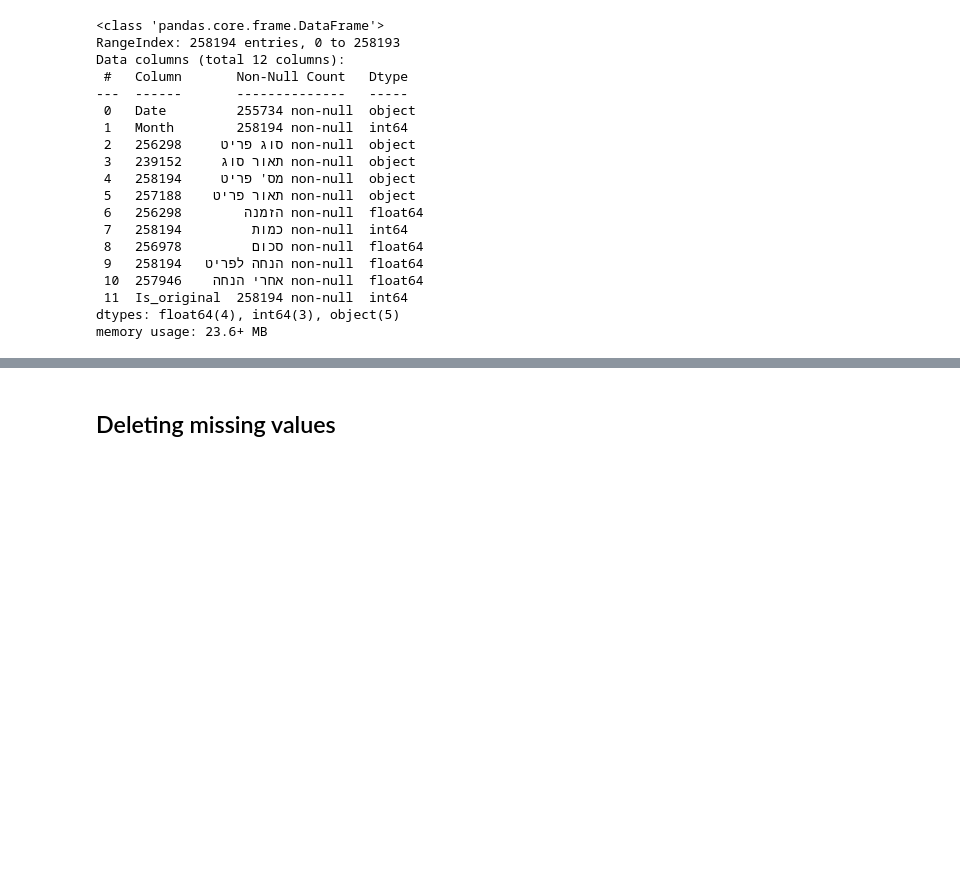
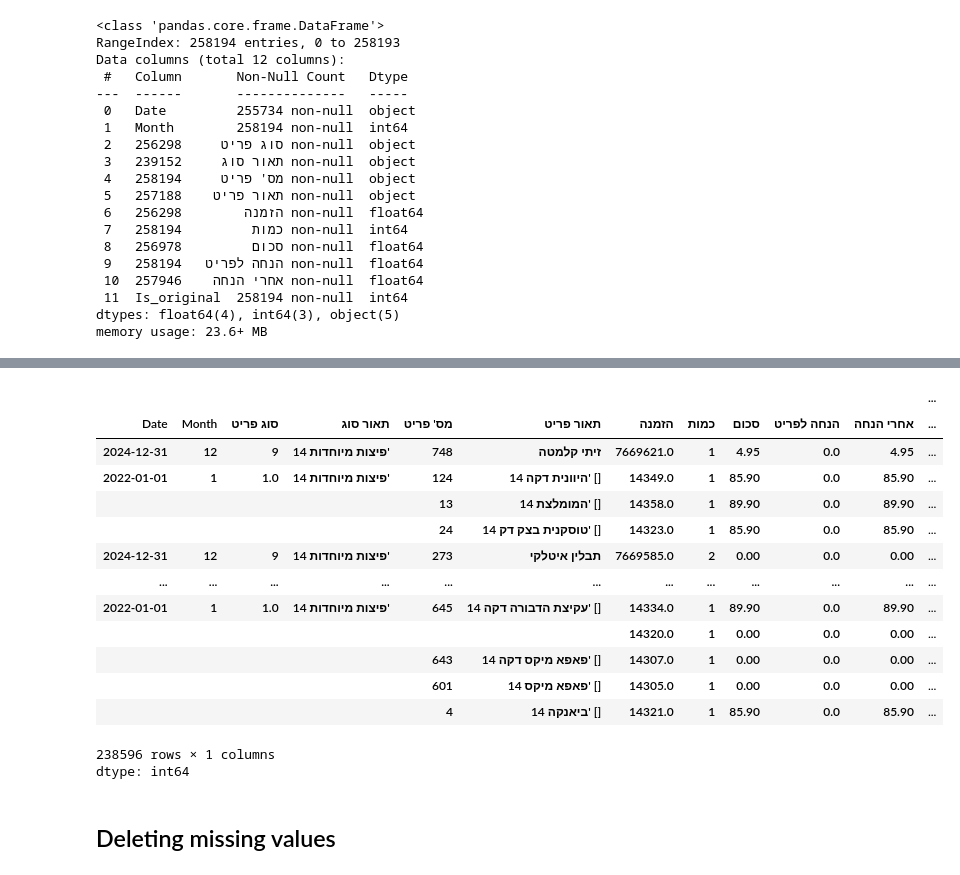
Before and after one commit to Edenshmuel/PapaJohns_Data_Science_Project, a Jupyter notebook: data_cleaning.ipynb, the cells around one changed output, grey strips where cells are left out. Saved outputs shown, nothing was run; the diff lists cells and outputs as text; code cells hidden in the pictures; blank space fills up the shorter version.

```diff
--- a/data_cleaning.ipynb
+++ b/data_cleaning.ipynb
@@ -57,3 +69,21 @@ memory usage: 23.6+ MB
+# %%
+df.value_counts()
+# %% [output]
+|  |  |  |  |  |  |  |  |  |  |  | ... |
+| Date | Month | סוג פריט | תאור סוג | מס' פריט | תאור פריט | הזמנה | כמות | סכום | הנחה לפריט | אחרי הנחה | ... |
+| 2024-12-31 | 12 | 9 | פיצות מיוחדות 14' | 748 | זיתי קלמטה | 7669621.0 | 1 | 4.95 | 0.0 | 4.95 | ... |
+| 2022-01-01 | 1 | 1.0 | פיצות מיוחדות 14' | 124 | היוונית דקה 14' [] | 14349.0 | 1 | 85.90 | 0.0 | 85.90 | ... |
+|  |  |  |  | 13 | המומלצת 14' [] | 14358.0 | 1 | 89.90 | 0.0 | 89.90 | ... |
+|  |  |  |  | 24 | טוסקנית בצק דק 14' [] | 14323.0 | 1 | 85.90 | 0.0 | 85.90 | ... |
+| 2024-12-31 | 12 | 9 | פיצות מיוחדות 14' | 273 | תבלין איטלקי | 7669585.0 | 2 | 0.00 | 0.0 | 0.00 | ... |
+| ... | ... | ... | ... | ... | ... | ... | ... | ... | ... | ... | ... |
+| 2022-01-01 | 1 | 1.0 | פיצות מיוחדות 14' | 645 | עקיצת הדבורה דקה 14' [] | 14334.0 | 1 | 89.90 | 0.0 | 89.90 | ... |
+|  |  |  |  |  |  | 14320.0 | 1 | 0.00 | 0.0 | 0.00 | ... |
+|  |  |  |  | 643 | פאפא מיקס דקה 14' [] | 14307.0 | 1 | 0.00 | 0.0 | 0.00 | ... |
+|  |  |  |  | 601 | פאפא מיקס 14' [] | 14305.0 | 1 | 0.00 | 0.0 | 0.00 | ... |
+|  |  |  |  | 4 | ביאנקה 14' [] | 14321.0 | 1 | 85.90 | 0.0 | 85.90 | ... |
+238596 rows × 1 columns
+dtype: int64
 # %% [markdown]
 ## Deleting missing values
 # %%
```
Also changed, not shown: parts of 3 cells of this notebook.
